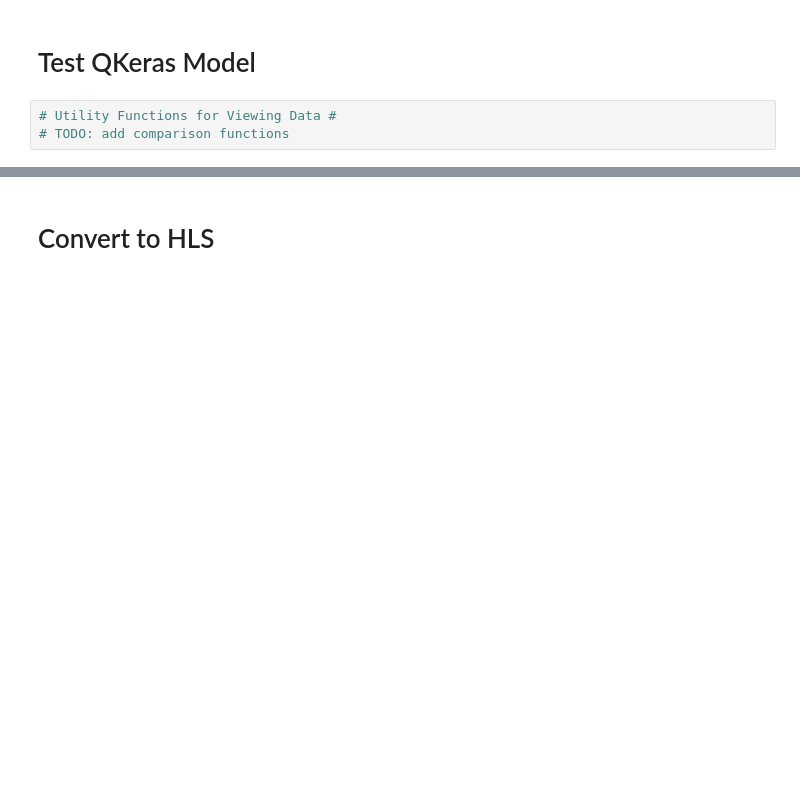
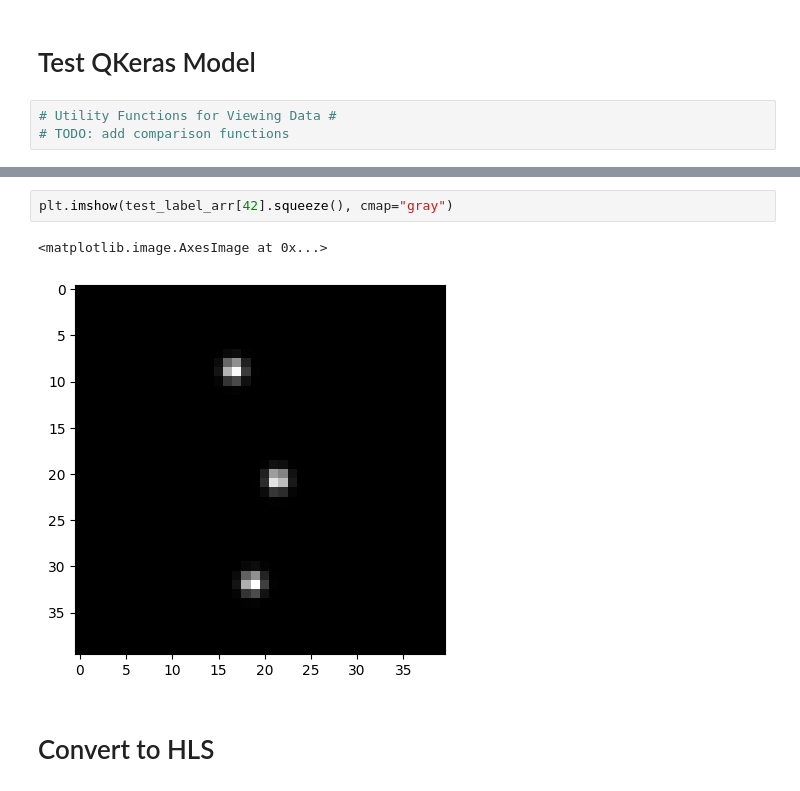
Before and after one commit to uw-acme/Rheed-Folo, a Jupyter notebook: Real_Flow.ipynb, the cells around one changed output, grey strips where cells are left out. Saved outputs shown, nothing was run; the diff lists cells and outputs as text; blank space fills up the shorter version.

```diff
--- a/Real_Flow.ipynb
+++ b/Real_Flow.ipynb
@@ -510,3 +503,8 @@ imshow(X: 'ArrayLike | PIL.Image.Image', cmap: 'str | Colormap | None' = None, n
+# %%
+plt.imshow(test_label_arr[42].squeeze(), cmap="gray")
+# %% [output]
+<matplotlib.image.AxesImage at 0x...>
+[figure, added]
 # %% [markdown]
 # Convert to HLS
 # %%
```
Also changed, not shown: parts of 8 cells of this notebook, 5 other files.
